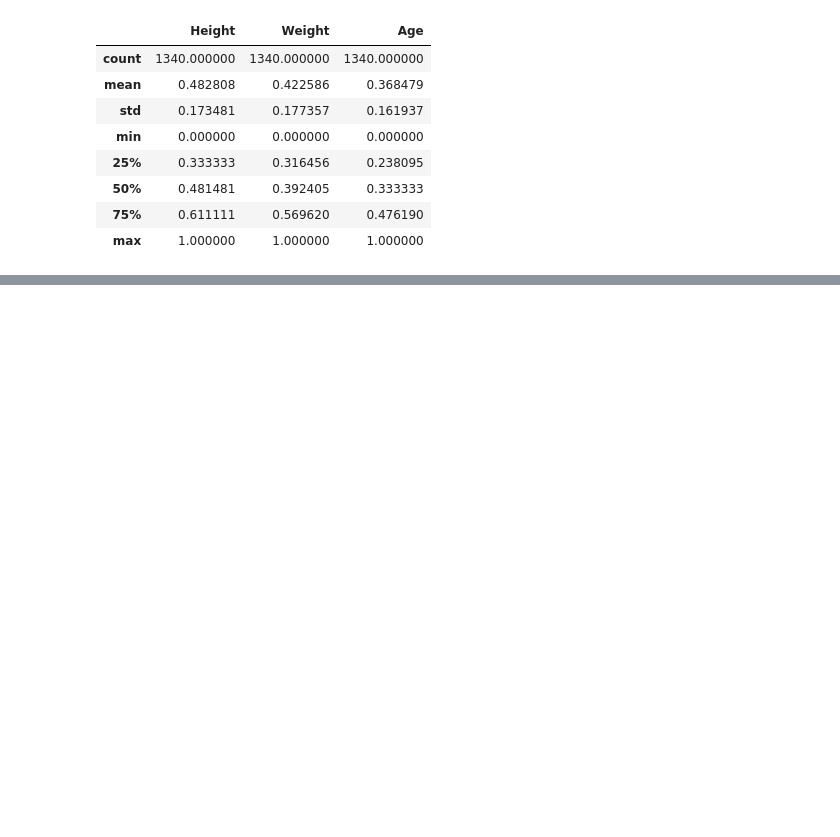
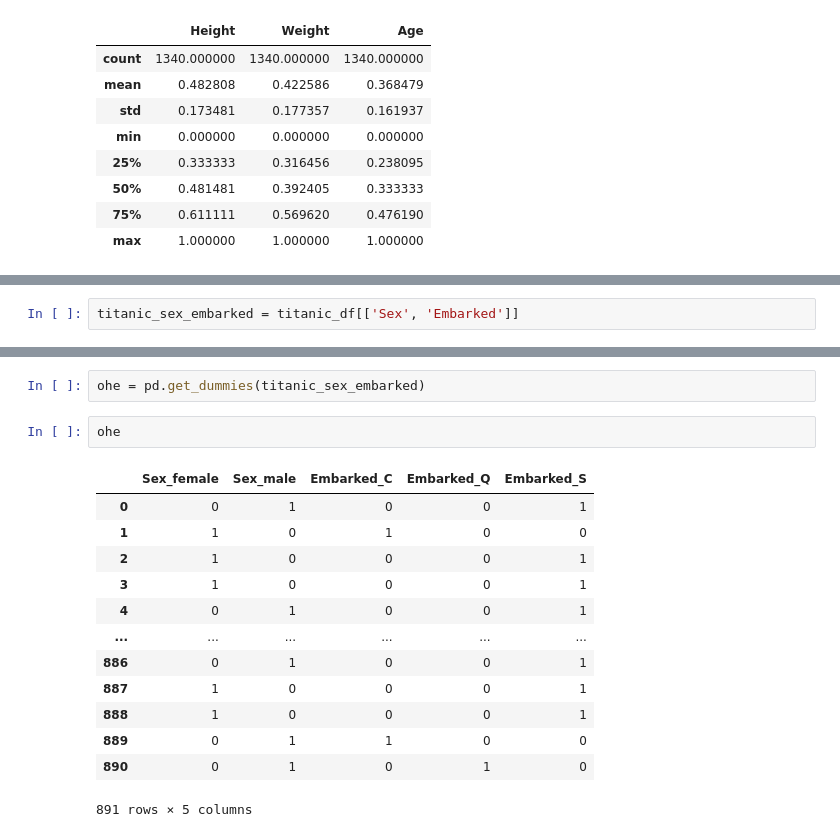
Before and after one commit to JaeKwonLim/ML, a Jupyter notebook: 3-1. 데이터_전처리.ipynb, the cells around one changed output, grey strips where cells are left out. Saved outputs shown, nothing was run; the diff lists cells and outputs as text; blank space fills up the shorter version.

```diff
--- a/3-1. 데이터_전처리.ipynb
+++ b/3-1. 데이터_전처리.ipynb
@@ -80,0 +101,2 @@ normalized_df.describe()
+# %%
+titanic_sex_embarked = titanic_df[['Sex', 'Embarked']]
@@ -80,0 +112,18 @@ normalized_df.describe()
+# %%
+ohe = pd.get_dummies(titanic_sex_embarked)
+# %%
+ohe
+# %% [output]
+|  | Sex_female | Sex_male | Embarked_C | Embarked_Q | Embarked_S |
+| 0 | 0 | 1 | 0 | 0 | 1 |
+| 1 | 1 | 0 | 1 | 0 | 0 |
+| 2 | 1 | 0 | 0 | 0 | 1 |
+| 3 | 1 | 0 | 0 | 0 | 1 |
+| 4 | 0 | 1 | 0 | 0 | 1 |
+| ... | ... | ... | ... | ... | ... |
+| 886 | 0 | 1 | 0 | 0 | 1 |
+| 887 | 1 | 0 | 0 | 0 | 1 |
+| 888 | 1 | 0 | 0 | 0 | 1 |
+| 889 | 0 | 1 | 1 | 0 | 0 |
+| 890 | 0 | 1 | 0 | 1 | 0 |
+891 rows × 5 columns
```
Also changed, not shown: parts of 6 cells of this notebook.
